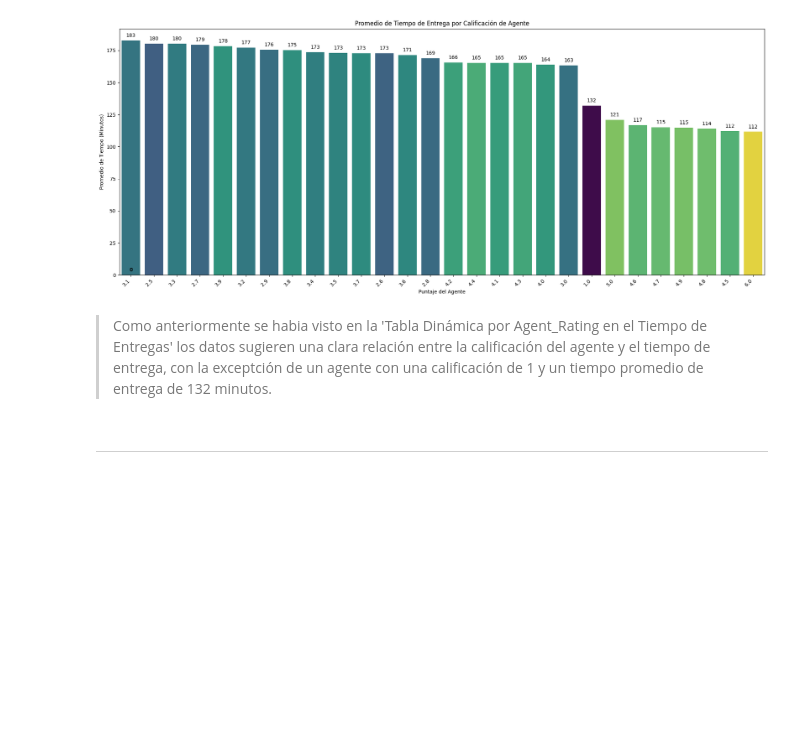
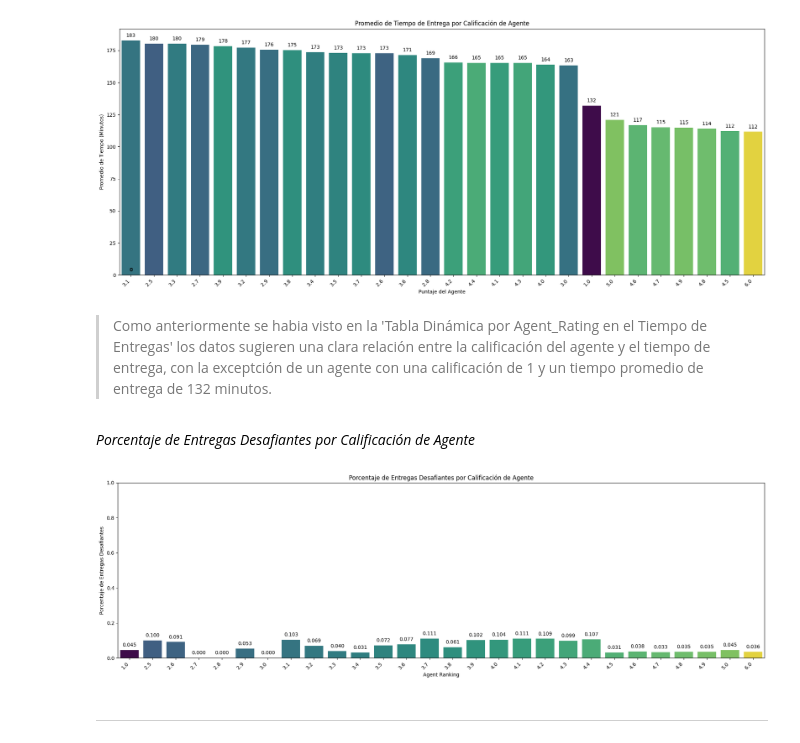
Before and after one commit to SaitoM17/amazon_delivery, a Jupyter notebook: notebooks/eda.ipynb, the cells around one changed output. Saved outputs shown, nothing was run; the diff lists cells and outputs as text; code cells hidden in the pictures; blank space fills up the shorter version.

Commit message:
feat(eda): Código para la creación de Porcentaje de entregas por calificación de agente

```diff
--- a/notebooks/eda.ipynb
+++ b/notebooks/eda.ipynb
@@ -554,6 +554,48 @@ plt.show()
 [figure]
 # %% [markdown]
 > Como anteriormente se habia visto en la 'Tabla Dinámica por Agent_Rating en el Tiempo de Entregas' los datos sugieren una clara relación entre la calificación del agente y el tiempo de entrega, con la exceptción de un agente con una calificación de 1 y un tiempo promedio de entrega de 132 minutos.
+# %% [markdown]
+*Porcentaje de Entregas Desafiantes por Calificación de Agente*
+# %%
+porcentaje_entregas_desafientes_agente = pd.pivot_table(
+    df_amazon_delivery,
+    values=['Is_Challenging_Delivery', 'Order_ID'],
+    index='Agent_Rating',
+    aggfunc={
+        'Is_Challenging_Delivery': 'sum',
+        'Order_ID': 'count'
+    }
+)
+
+porcentaje_entregas_desafientes_agente['Ratio_Challenging_to_Total_Orders'] = \
+    porcentaje_entregas_desafientes_agente['Is_Challenging_Delivery'] / porcentaje_entregas_desafientes_agente['Order_ID']
+# %%
+plt.figure(figsize=(19,6))
+
+
+ax = sns.barplot(x='Agent_Rating',
+                 y='Ratio_Challenging_to_Total_Orders',
+                 data=porcentaje_entregas_desafientes_agente,
+                 hue='Agent_Rating',
+                 palette='viridis',
+                 legend=False)
+
+plt.title('Porcentaje de Entregas Desafiantes por Calificación de Agente')
+plt.xlabel('Agent Ranking')
+plt.ylabel('Porcentaje de Entregas Desafiantes')
+
+plt.xticks(rotation=45, ha='right')
+plt.ylim(0,1)
+
+# Agregar valores encima de las barras
+for p in ax.patches:
+    ax.annotate(f'{p.get_height():.3f}', (p.get_x() + p.get_width() / 2., p.get_height()),
+                ha='center', va='center', xytext=(0, 10), textcoords='offset points')
+
+plt.tight_layout()
+plt.show()
+# %% [output]
+[figure, added]
 # %% [markdown]
 ----
 # %% [markdown]
```
